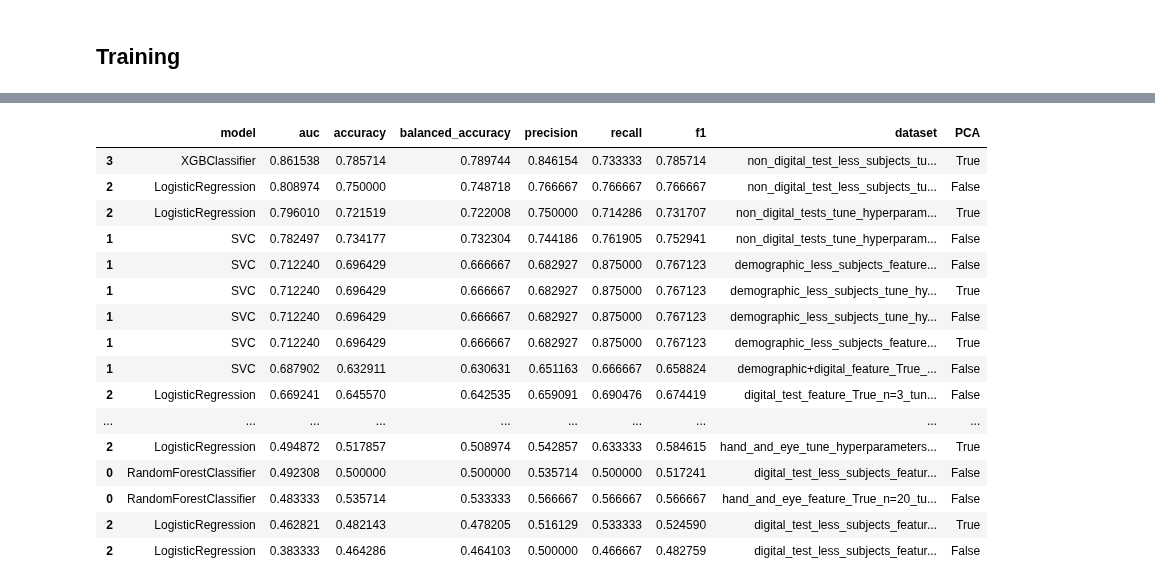
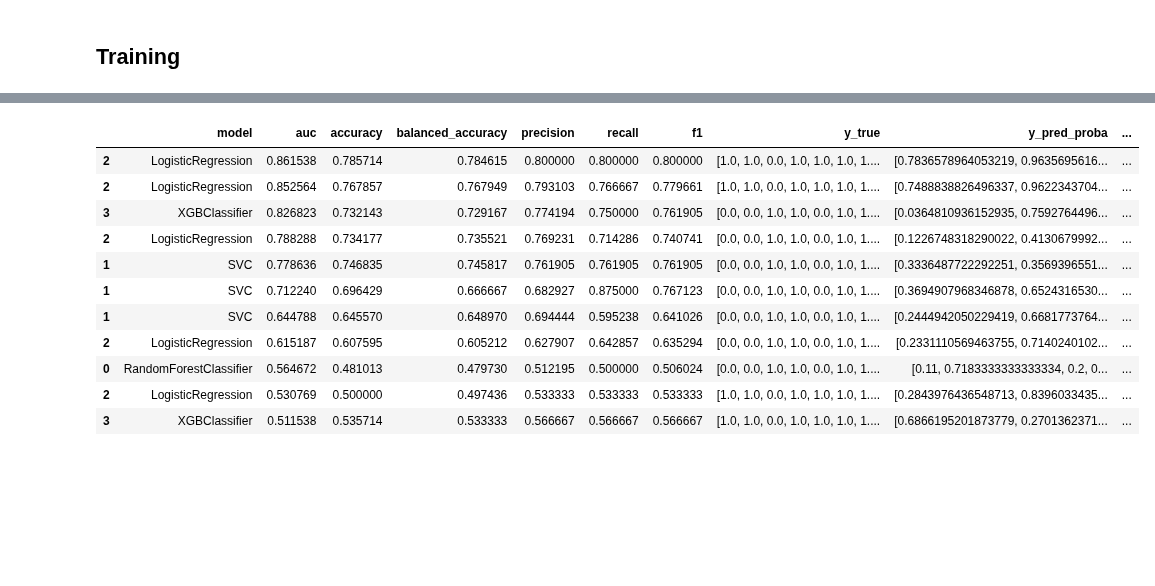
Before and after one commit to gianluca-capelo/tmt-analysis, a Jupyter notebook: notebooks/train.ipynb, the cells around one changed output, grey strips where cells are left out. Cells and saved outputs as stored; diff of their text form; code cells hidden in the pictures; blank space fills up the shorter version.

Commit message:
results

```diff
--- a/notebooks/train.ipynb
+++ b/notebooks/train.ipynb
@@ -394,5 +411,7 @@ KeyboardInterrupt:
 # %%
-def calculate_metrics_leave_one_out(df, model_name):
+from sklearn.metrics import roc_auc_score, roc_curve, accuracy_score, balanced_accuracy_score
+
+def calculate_metrics_leave_one_out(df, model_name, plot_roc=False):
     y_true = df[df['model'] == model_name]['y_test'].tolist()
     y_pred_proba = df[df['model'] == model_name]['y_pred_proba'].tolist()
     # y_pred = [1 if p >= 0.5 else 0 for p in y_pred_proba]  # Binarize
@@ -400,6 +419,7 @@ def calculate_metrics_leave_one_out(df, model_name):
 
     try:
         auc = roc_auc_score(y_true, y_pred_proba)
+
     except ValueError:
         auc = np.nan
 
@@ -410,13 +430,15 @@ def calculate_metrics_leave_one_out(df, model_name):
         'balanced_accuracy': [balanced_accuracy_score(y_true, y_pred)],
         'precision': [precision_score(y_true, y_pred, zero_division=0)],
         'recall': [recall_score(y_true, y_pred, zero_division=0)],
-        'f1': [f1_score(y_true, y_pred, zero_division=0)]
+        'f1': [f1_score(y_true, y_pred, zero_division=0)],
+        'y_true': [y_true],
+        'y_pred_proba': [y_pred_proba],
     })
 
 
 
 # Define the two directories
-dir1 = Path('./results/modelling/2025-06-13')
+dir1 = Path('./results/modelling/2025-06-17')
 dir2 = Path('./results/modelling/2025-06-13')
 
 # Get all files recursively in both directories
@@ -441,6 +463,8 @@ for path in file_paths:
     metrics_global = pd.concat(model_dfs, ignore_index=True)
     metrics_global['dataset'] = dataset
     metrics_global['PCA'] = True if 'PCA' in str(path) else False
+    metrics_global['features'] = True if 'feature' in str(path) else False
+    metrics_global['complete'] = False if ('less' in str(path)) or ('eye' in str(path)) else True
 
 
     all_dataset_metrics.append(metrics_global)
@@ -465,25 +489,31 @@ digital_test_feature_True_n=3_tune=False
 # %%
 all_datasets_df = pd.concat(all_dataset_metrics)
-all_datasets_df.groupby(['model', 'dataset', 'PCA'])
-top1_per_dataset = all_datasets_df.groupby(['dataset', 'PCA'], group_keys=False).apply(
+
+all_datasets_df.head(30)
+
+
+# Create a new column with the base dataset name (strip everything after "_feature")
+all_datasets_df['base_dataset'] = all_datasets_df['dataset'].apply(
+    lambda x: re.split(r'_feature|_tune|_LOOCV', x)[0]
+)
+
+top1_per_dataset = all_datasets_df.groupby('base_dataset', group_keys=False).apply(
     lambda group: group.nlargest(1, 'auc')
 )
-top1_per_dataset.sort_values('auc', ascending=False)
+
+top1_per_dataset = top1_per_dataset.sort_values('auc', ascending=False)#[['model', 'auc','PCA', 'base_dataset', 'complete']]
+
+top1_per_dataset
 # %% [output]
-|  | model | auc | accuracy | balanced_accuracy | precision | recall | f1 | dataset | PCA |
-| 3 | XGBClassifier | 0.861538 | 0.785714 | 0.789744 | 0.846154 | 0.733333 | 0.785714 | non_digital_test_less_subjects_tu... | True |
-| 2 | LogisticRegression | 0.808974 | 0.750000 | 0.748718 | 0.766667 | 0.766667 | 0.766667 | non_digital_test_less_subjects_tu... | False |
-| 2 | LogisticRegression | 0.796010 | 0.721519 | 0.722008 | 0.750000 | 0.714286 | 0.731707 | non_digital_tests_tune_hyperparam... | True |
-| 1 | SVC | 0.782497 | 0.734177 | 0.732304 | 0.744186 | 0.761905 | 0.752941 | non_digital_tests_tune_hyperparam... | False |
-| 1 | SVC | 0.712240 | 0.696429 | 0.666667 | 0.682927 | 0.875000 | 0.767123 | demographic_less_subjects_feature... | False |
-| 1 | SVC | 0.712240 | 0.696429 | 0.666667 | 0.682927 | 0.875000 | 0.767123 | demographic_less_subjects_tune_hy... | True |
-| 1 | SVC | 0.712240 | 0.696429 | 0.666667 | 0.682927 | 0.875000 | 0.767123 | demographic_less_subjects_tune_hy... | False |
-| 1 | SVC | 0.712240 | 0.696429 | 0.666667 | 0.682927 | 0.875000 | 0.767123 | demographic_less_subjects_feature... | True |
-| 1 | SVC | 0.687902 | 0.632911 | 0.630631 | 0.651163 | 0.666667 | 0.658824 | demographic+digital_feature_True_... | False |
-| 2 | LogisticRegression | 0.669241 | 0.645570 | 0.642535 | 0.659091 | 0.690476 | 0.674419 | digital_test_feature_True_n=3_tun... | False |
-| ... | ... | ... | ... | ... | ... | ... | ... | ... | ... |
-| 2 | LogisticRegression | 0.494872 | 0.517857 | 0.508974 | 0.542857 | 0.633333 | 0.584615 | hand_and_eye_tune_hyperparameters... | True |
-| 0 | RandomForestClassifier | 0.492308 | 0.500000 | 0.500000 | 0.535714 | 0.500000 | 0.517241 | digital_test_less_subjects_featur... | False |
-| 0 | RandomForestClassifier | 0.483333 | 0.535714 | 0.533333 | 0.566667 | 0.566667 | 0.566667 | hand_and_eye_feature_True_n=20_tu... | False |
-| 2 | LogisticRegression | 0.462821 | 0.482143 | 0.478205 | 0.516129 | 0.533333 | 0.524590 | digital_test_less_subjects_featur... | True |
-| 2 | LogisticRegression | 0.383333 | 0.464286 | 0.464103 | 0.500000 | 0.466667 | 0.482759 | digital_test_less_subjects_featur... | False |
+|  | model | auc | accuracy | balanced_accuracy | precision | recall | f1 | y_true | y_pred_proba | ... |
+| 2 | LogisticRegression | 0.861538 | 0.785714 | 0.784615 | 0.800000 | 0.800000 | 0.800000 | [1.0, 1.0, 0.0, 1.0, 1.0, 1.0, 1.... | [0.7836578964053219, 0.9635695616... | ... |
+| 2 | LogisticRegression | 0.852564 | 0.767857 | 0.767949 | 0.793103 | 0.766667 | 0.779661 | [1.0, 1.0, 0.0, 1.0, 1.0, 1.0, 1.... | [0.7488838826496337, 0.9622343704... | ... |
+| 3 | XGBClassifier | 0.826823 | 0.732143 | 0.729167 | 0.774194 | 0.750000 | 0.761905 | [0.0, 0.0, 1.0, 1.0, 0.0, 1.0, 1.... | [0.0364810936152935, 0.7592764496... | ... |
+| 2 | LogisticRegression | 0.788288 | 0.734177 | 0.735521 | 0.769231 | 0.714286 | 0.740741 | [0.0, 0.0, 1.0, 1.0, 0.0, 1.0, 1.... | [0.1226748318290022, 0.4130679992... | ... |
+| 1 | SVC | 0.778636 | 0.746835 | 0.745817 | 0.761905 | 0.761905 | 0.761905 | [0.0, 0.0, 1.0, 1.0, 0.0, 1.0, 1.... | [0.3336487722292251, 0.3569396551... | ... |
+| 1 | SVC | 0.712240 | 0.696429 | 0.666667 | 0.682927 | 0.875000 | 0.767123 | [0.0, 0.0, 1.0, 1.0, 0.0, 1.0, 1.... | [0.3694907968346878, 0.6524316530... | ... |
+| 1 | SVC | 0.644788 | 0.645570 | 0.648970 | 0.694444 | 0.595238 | 0.641026 | [0.0, 0.0, 1.0, 1.0, 0.0, 1.0, 1.... | [0.2444942050229419, 0.6681773764... | ... |
+| 2 | LogisticRegression | 0.615187 | 0.607595 | 0.605212 | 0.627907 | 0.642857 | 0.635294 | [0.0, 0.0, 1.0, 1.0, 0.0, 1.0, 1.... | [0.2331110569463755, 0.7140240102... | ... |
+| 0 | RandomForestClassifier | 0.564672 | 0.481013 | 0.479730 | 0.512195 | 0.500000 | 0.506024 | [0.0, 0.0, 1.0, 1.0, 0.0, 1.0, 1.... | [0.11, 0.7183333333333334, 0.2, 0... | ... |
+| 2 | LogisticRegression | 0.530769 | 0.500000 | 0.497436 | 0.533333 | 0.533333 | 0.533333 | [1.0, 1.0, 0.0, 1.0, 1.0, 1.0, 1.... | [0.2843976436548713, 0.8396033435... | ... |
+| 3 | XGBClassifier | 0.511538 | 0.535714 | 0.533333 | 0.566667 | 0.566667 | 0.566667 | [1.0, 1.0, 0.0, 1.0, 1.0, 1.0, 1.... | [0.6866195201873779, 0.2701362371... | ... |
```
Also changed, not shown: parts of 8 cells of this notebook, 1 other file.
